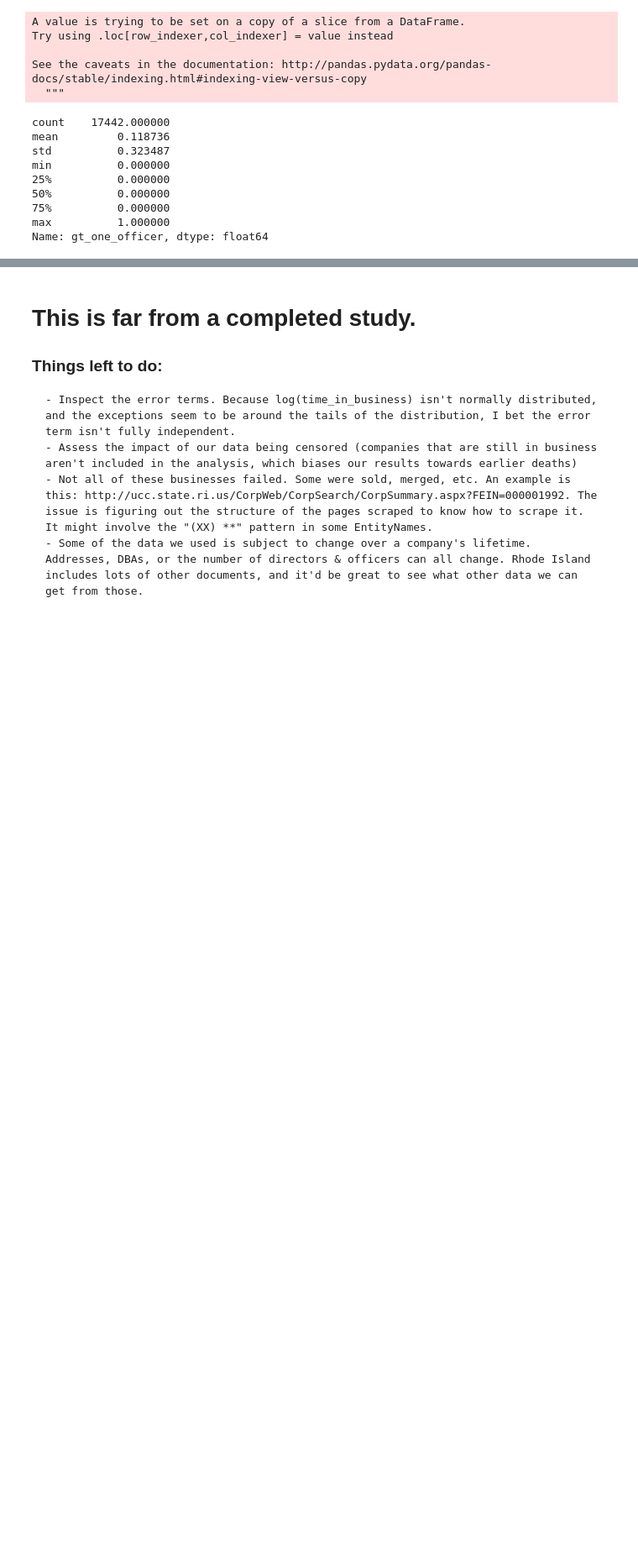
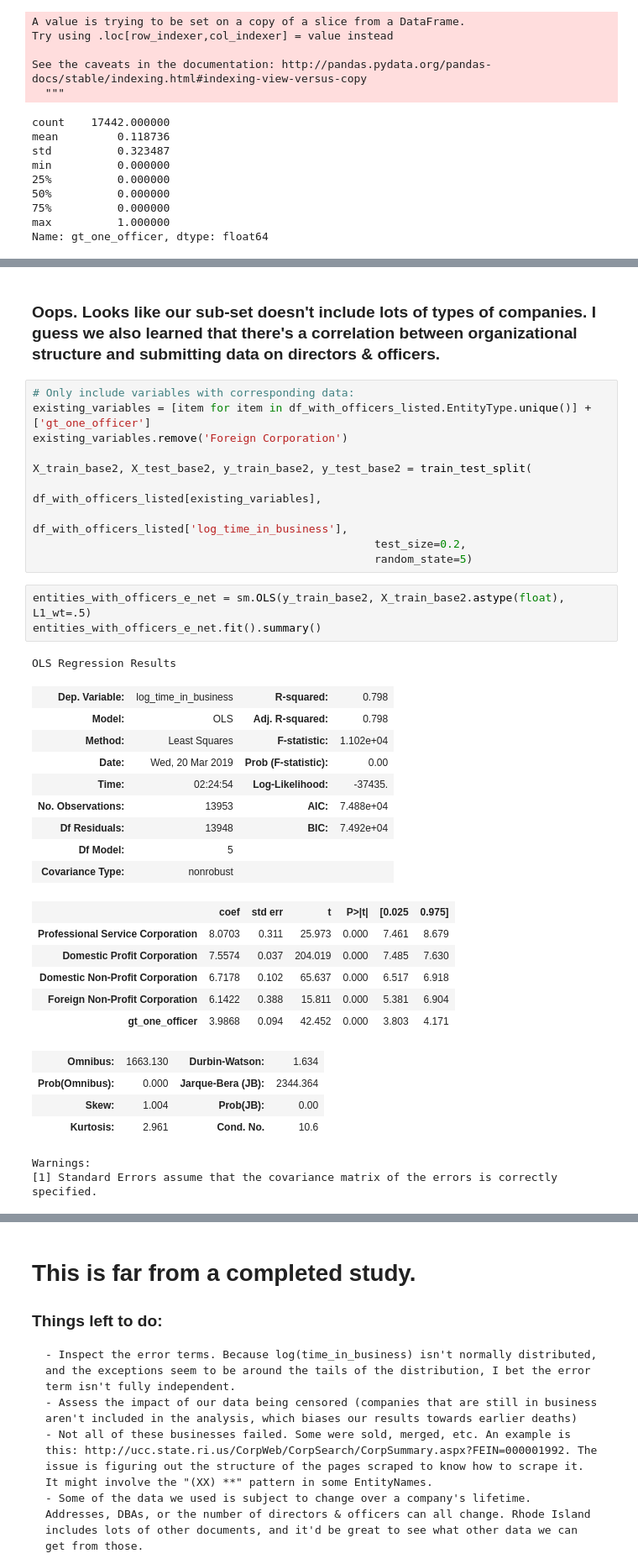
Before and after one commit to Yoyoyoyoyoyoyo/lifespan_of_companies, a Jupyter notebook: SOS_for_github.ipynb, the cells around one changed output, grey strips where cells are left out. Shown at 84% size. Saved outputs shown, nothing was run; the diff lists cells and outputs as text; blank space fills up the shorter version.

```diff
--- a/SOS_for_github.ipynb
+++ b/SOS_for_github.ipynb
@@ -1488,0 +1522,38 @@ adjusted_d_and_o.describe()
+# %% [markdown]
+### Oops. Looks like our sub-set doesn't include lots of types of companies. I guess we also learned that there's a correlation between organizational structure and submitting data on directors & officers.
+# %%
+# Only include variables with corresponding data:
+existing_variables = [item for item in df_with_officers_listed.EntityType.unique()] + ['gt_one_officer']
+existing_variables.remove('Foreign Corporation')
+
+X_train_base2, X_test_base2, y_train_base2, y_test_base2 = train_test_split(
+                                                    df_with_officers_listed[existing_variables],
+                                                    df_with_officers_listed['log_time_in_business'],
+                                                    test_size=0.2,
+                                                    random_state=5)
+# %%
+entities_with_officers_e_net = sm.OLS(y_train_base2, X_train_base2.astype(float), L1_wt=.5)
+entities_with_officers_e_net.fit().summary()
+# %% [output]
+OLS Regression Results
+| Dep. Variable: | log_time_in_business | R-squared: | 0.798 |
+| Model: | OLS | Adj. R-squared: | 0.798 |
+| Method: | Least Squares | F-statistic: | 1.102e+04 |
+| Date: | Wed, 20 Mar 2019 | Prob (F-statistic): | 0.00 |
+| Time: | 02:24:54 | Log-Likelihood: | -37435. |
+| No. Observations: | 13953 | AIC: | 7.488e+04 |
+| Df Residuals: | 13948 | BIC: | 7.492e+04 |
+| Df Model: | 5 |  |  |
+| Covariance Type: | nonrobust |  |  |
+|  | coef | std err | t | P>|t| | [0.025 | 0.975] |
+| Professional Service Corporation | 8.0703 | 0.311 | 25.973 | 0.000 | 7.461 | 8.679 |
+| Domestic Profit Corporation | 7.5574 | 0.037 | 204.019 | 0.000 | 7.485 | 7.630 |
+| Domestic Non-Profit Corporation | 6.7178 | 0.102 | 65.637 | 0.000 | 6.517 | 6.918 |
+| Foreign Non-Profit Corporation | 6.1422 | 0.388 | 15.811 | 0.000 | 5.381 | 6.904 |
+| gt_one_officer | 3.9868 | 0.094 | 42.452 | 0.000 | 3.803 | 4.171 |
+| Omnibus: | 1663.130 | Durbin-Watson: | 1.634 |
+| Prob(Omnibus): | 0.000 | Jarque-Bera (JB): | 2344.364 |
+| Skew: | 1.004 | Prob(JB): | 0.00 |
+| Kurtosis: | 2.961 | Cond. No. | 10.6 |
+Warnings:
+[1] Standard Errors assume that the covariance matrix of the errors is correctly specified.
```
Also changed, not shown: parts of 15 cells of this notebook.
